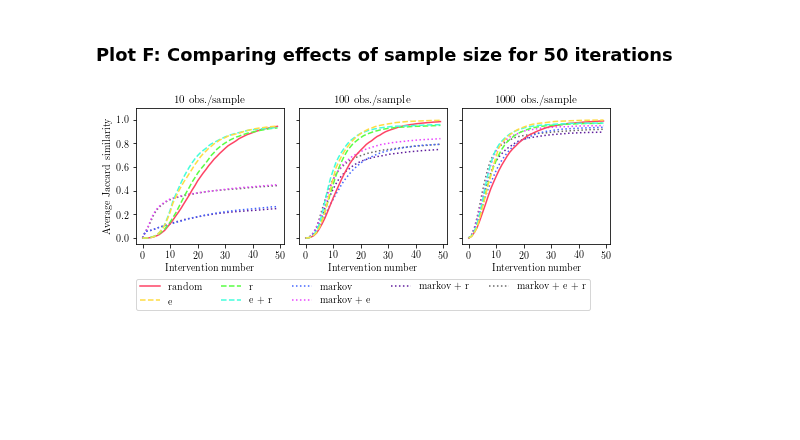
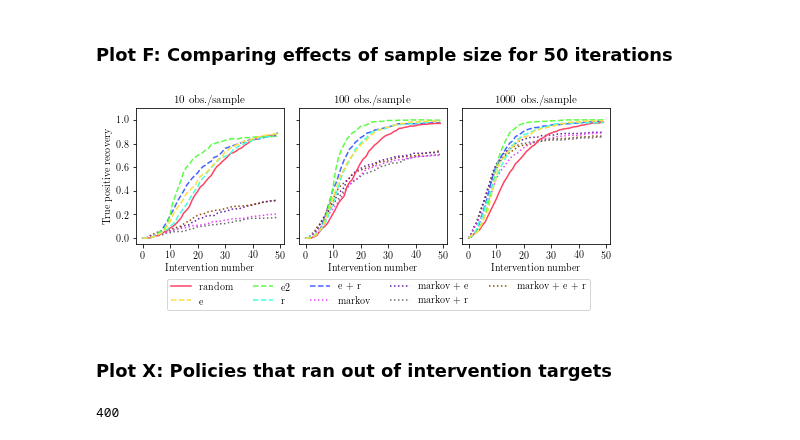
Before and after one commit to juangamella/aicp, a Jupyter notebook: plots_finite.ipynb, the cells around one changed output. Saved outputs shown, nothing was run; the diff lists cells and outputs as text; code cells hidden in the pictures; blank space fills up the shorter version.

```diff
--- a/plots_finite.ipynb
+++ b/plots_finite.ipynb
@@ -125,13 +115,22 @@ experiments = [
+# %%
+# Experiments to load
+
+experiments = [
+["experiments/results_1588626633_runs:4_max_iter:50_random_state:0_tag:may4r_G:100_k:3.0_p_min:12_p_max:12_w_min:0.5_w_max:1.0_var_min:0.0_var_max:1.0_int_min:0.0_int_max:1.0_do:False_i_mean:10_i_var:1_finite:True_n:10_alpha:0.0002.pickle"],
+["experiments/results_1588615583_runs:4_max_iter:50_random_state:0_tag:may4r_G:100_k:3.0_p_min:12_p_max:12_w_min:0.5_w_max:1.0_var_min:0.0_var_max:1.0_int_min:0.0_int_max:1.0_do:False_i_mean:10_i_var:1_finite:True_n:100_alpha:0.0002.pickle"],
+["experiments/results_1588737774_runs:4_max_iter:50_random_state:0_tag:may4r_G:100_k:3.0_p_min:12_p_max:12_w_min:0.5_w_max:1.0_var_min:0.0_var_max:1.0_int_min:0.0_int_max:1.0_do:False_i_mean:10_i_var:1_finite:True_n:1000_alpha:0.0002.pickle"],
+]
 # %%
 def process_experiments(experiments):
     Trajectories = []
     Type1Errors = []
     NoInts = []
+    EmptyPoolEvents = []
 
     for i,filenames in enumerate(experiments):
         print("\n\n %d/%d" % (i+1, len(experiments)), end=" ")
         cases, results = load_results(filenames)
-        trajectories, type1_errors, N, P, runs, names, no_ints = generate_trajectories(results, cases)
+        trajectories, type1_errors, empty_pool_events, N, P, runs, names, no_ints = generate_trajectories(results, cases)
         if i==0:
             prev_N, prev_P, prev_runs = N, P, runs
         elif prev_N != N or prev_P != P or prev_runs != runs:
@@ -141,7 +140,8 @@ def process_experiments(experiments):
         Trajectories.append(trajectories)
         Type1Errors.append(type1_errors)
         NoInts.append(no_ints)
-    return Trajectories, Type1Errors, NoInts, N, P, runs, names, cases
+        EmptyPoolEvents.append(empty_pool_events)
+    return Trajectories, Type1Errors, NoInts, EmptyPoolEvents, N, P, runs, names, cases
 # %%
-Trajectories, Type1Errors, NoInts, N, P, runs, names, cases = process_experiments(experiments)
+Trajectories, Type1Errors, NoInts, EmptyPoolEvents, N, P, runs, names, cases = process_experiments(experiments)
 # %% [output]
@@ -210,8 +210,8 @@ plt.figure(figsize=(8.5,2.5))
 plot_iter = 20
 x_axis = np.arange(0, plot_iter)
 ylim = [-0.05, 1]
-linestyle = ['-', '--', '--', '--', ':', ':', ':', ':']
-zorder = [1,4,2,3,-1,-2,-3,-4]
+linestyle = ['-', '--', '--', '--', ':', ':', ':', ':', ':']
+zorder = [1,4,2,3,-1,-2,-3,-4,-5]
 
 ##############################
 # Plot trajectories for n=10
@@ -223,7 +223,6 @@ mean10 = np.mean(jac_sim10[:, :, :], axis=1)
 
 plt.subplot(gs[0])
 ax = plt.gca()
-zorder = [1,4,2,3,-1,-2,-3,-4]
 for i,name in enumerate(names):
     ax.plot(x_axis, mean10[i,x_axis], label=name, linewidth=1.5, linestyle = linestyle[i], color=colors[i], zorder=zorder[i])
 plt.xlabel("Intervention number")
@@ -466,8 +466,8 @@ plt.figure(figsize=(8.5,2.5))
 plot_iter = 50
 x_axis = np.arange(0, plot_iter)
 ylim = [-0.05, 1.1]
-linestyle = ['-', '--', '--', '--', ':', ':', ':', ':']
-zorder = [1,4,2,3,-1,-2,-3,-4]
+linestyle = ['-', '--', '--', '--', '--', ':', ':', ':', ':']
+zorder = [1,4,2,3,-1,-2,-3,-4,-5]
 
 ##############################
 # Plot trajectories for n=10
@@ -475,15 +475,15 @@ jac_sim10 = np.ones((P, N*runs, max_iter+1))
 for i, trajectories in enumerate(Trajectories[0].values()):
     for j, trajectory in enumerate(trajectories):
         jac_sim10[i, j, 0:len(trajectory)] = trajectory
-mean10 = np.mean(jac_sim10[:, :, :], axis=1)
+mean10 = np.mean(jac_sim10[:, :, :] == 1, axis=1)
 
 plt.subplot(gs[0])
 ax = plt.gca()
-zorder = [1,4,2,3,-1,-2,-3,-4]
 for i,name in enumerate(names):
     ax.plot(x_axis, mean10[i,x_axis], label=name, linewidth=1.5, linestyle = linestyle[i], color=colors[i], zorder=zorder[i])
 plt.xlabel("Intervention number")
-plt.ylabel("Average Jaccard similarity")
+#plt.ylabel("Average Jaccard similarity")
+plt.ylabel("True positive recovery")
 ax.set_xticks(np.arange(0, plot_iter+1, 10))
 ax.text(0.5,1.04,"10 obs./sample", transform=ax.transAxes, fontsize=11, ha="center")
 plt.ylim(ylim)
@@ -494,36 +494,42 @@ jac_sim100 = np.ones((P, N*runs, max_iter+1))
 for i, (name, trajectories) in enumerate(Trajectories[1].items()):
     for j, trajectory in enumerate(trajectories):
         jac_sim100[i, j, 0:len(trajectory)] = trajectory
-mean100 = np.mean(jac_sim100[:, :, :], axis=1)
+mean100 = np.mean(jac_sim100[:, :, :] == 1, axis=1)
 plt.subplot(gs[1])
 ax = plt.gca()
 for i,name in enumerate(names):
     ax.plot(x_axis, mean100[i,x_axis], label=name, linewidth=1.5, linestyle = linestyle[i], color=colors[i], zorder=zorder[i])
 plt.xlabel("Intervention number")
 ax.set_yticklabels([])
 ax.set_xticks(np.arange(0, plot_iter+1, 10))
 ax.text(0.5,1.04,"100 obs./sample", transform=ax.transAxes, fontsize=11, ha="center")
 plt.ylim(ylim)
 
 ##############################
 # Plot trajectories for n=1000
 jac_sim1000 = np.ones((P, N*runs, max_iter+1))
 for i, (name, trajectories) in enumerate(Trajectories[2].items()):
     for j, trajectory in enumerate(trajectories):
         jac_sim1000[i, j, 0:len(trajectory)] = trajectory
-mean1000 = np.mean(jac_sim1000[:, :, :], axis=1)
+mean1000 = np.mean(jac_sim1000[:, :, :] == 1, axis=1)
 
 plt.subplot(gs[2])
 ax = plt.gca()
 for i,name in enumerate(names):
     ax.plot(x_axis, mean1000[i,x_axis], label=name, linewidth=1.5, linestyle = linestyle[i], color=colors[i], zorder=zorder[i])
 plt.xlabel("Intervention number")
 ax.set_yticklabels([])
 ax.set_xticks(np.arange(0, plot_iter+1, 10))
 ax.text(0.5,1.04,"1000 obs./sample", transform=ax.transAxes, fontsize=11, ha="center")
 plt.ylim(ylim)
 
 ax.legend(prop=fontP, ncol=5, bbox_to_anchor=(0.9, -.22))
-plt.savefig('figures/jac_finite_50_iter.pdf', bbox_inches='tight')
+plt.savefig('figures/tpr_finite_50_iter.pdf', bbox_inches='tight')
 # %% [output]
-[figure, old version]
+[figure, new version]
+# %% [markdown]
+### Plot X: Policies that ran out of intervention targets
+# %%
+len(EmptyPoolEvents[0]["random"])
+# %% [output]
+400
```
Also changed, not shown: parts of 8 cells of this notebook, 1 other file.
